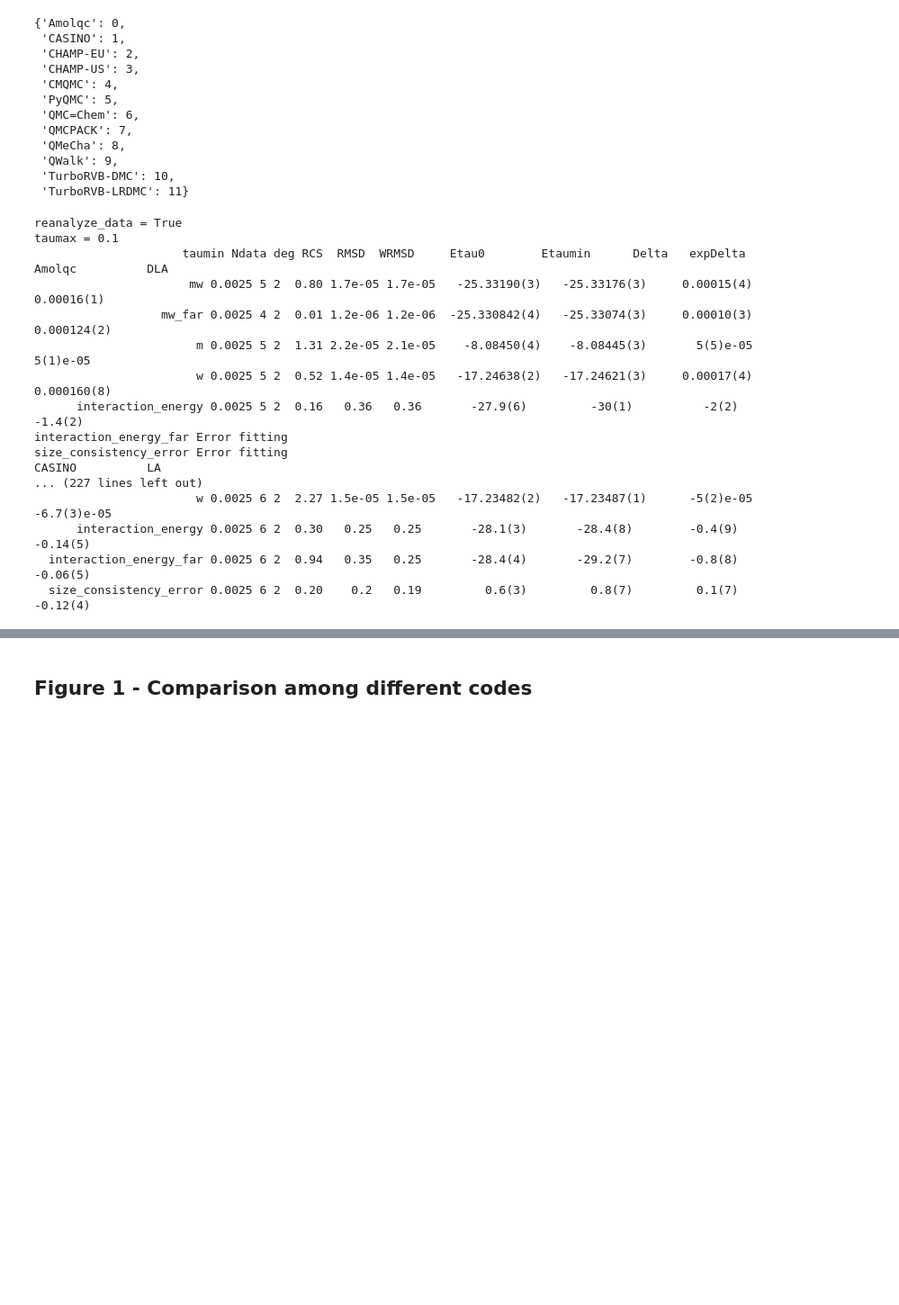
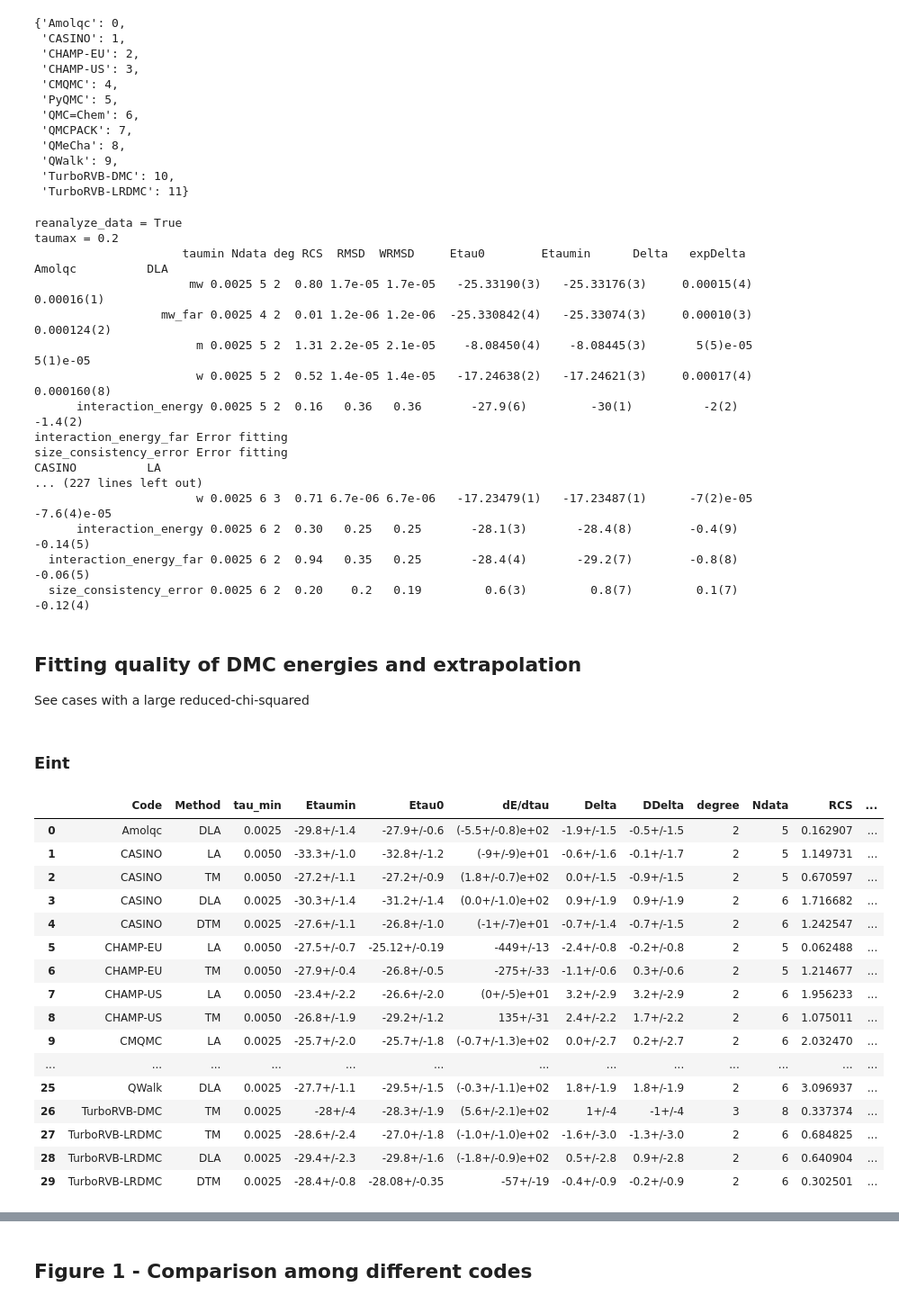
Before and after one commit to zenandrea/DMC-reproducibility, a Jupyter notebook: analysis.ipynb, the cells around one changed output, grey strips where cells are left out. Shown at 90% size. Drawn from its saved outputs; the diff is of its cells as text; code cells hidden in the pictures; blank space fills up the shorter version.

```diff
--- a/analysis.ipynb
+++ b/analysis.ipynb
@@ -313,7 +352,7 @@ code_to_num_dict
 reanalyze_data = True
 
 # max tau for fit
-taumax = 0.1
+taumax = 0.2
 
 print(f"reanalyze_data = {reanalyze_data}")
 print(f"taumax = {taumax}")
@@ -389,12 +428,16 @@ if reanalyze_data:
                         degree = dmc_code_info[code][f'degreefit_{system}_{method}']
                     elif f'degreefit_{system}' in dmc_code_info[code].keys():
                         degree = dmc_code_info[code][f'degreefit_{system}']
+                    elif f'degreefit_{method}' in dmc_code_info[code].keys():
+                        degree = dmc_code_info[code][f'degreefit_{method}']
                     else:
                         degree = dmc_code_info[code]['degreefit']
                 elif energy_quantity in ['interaction_energy','interaction_energy_far','size_consistency_error']:
                     fitting_data = dmc_code_data[code][energy_quantity]['raw'][method]
-                    if f'degreefit_{method}' in dmc_code_info[code].keys():
-                        degree = dmc_code_info[code][f'degreefit_{method}']
+                    if f'degreefit_int_{method}' in dmc_code_info[code].keys():
+                        degree = dmc_code_info[code][f'degreefit_int_{method}']
+                    elif f'degreefit_int' in dmc_code_info[code].keys():
+                        degree = dmc_code_info[code][f'degreefit_int']
                     else:
                         degree = dmc_code_info[code]['degreefit']
 
@@ -448,19 +491,23 @@ if reanalyze_data:
                     }
 
                     # Data for Tables about the fit written in dictionary
-                    x_smallest_tau = np.min(xdata)
+                    tau_min = np.min(xdata)
                     y_smallest_tau = ydata[np.argmin(xdata)]
                     sigma_smallest_tau = sigma[np.argmin(xdata)]
                     Etaumin = ufloat( y_smallest_tau, sigma_smallest_tau )
                     Etau0   = lim_Eu
                     Delta = Etaumin - Etau0
+                    lim_dEdtau = ufloat( coeffs[-2], coeffs_err[-2] )
+                    DDelta = Delta - tau_min * lim_dEdtau
                     d_tab = {
                         'Code'     : code,
                         'Method'   : method_rename(method),
-                        'tau_min'  : x_smallest_tau,
-                        'Ebtaumin' : Etaumin,
-                        'Ebtau0'   : Etau0,
+                        'tau_min'  : tau_min,
+                        'Etaumin'  : Etaumin,
+                        'Etau0'    : Etau0,
+                        'dE/dtau'  : lim_dEdtau,
                         'Delta'    : Delta,
+                        'DDelta'   : DDelta,
                         'degree'   : degree,
                         'Ndata'    : len(ydata),
                         'RCS'      : chi_squared_reduced,
@@ -481,8 +528,8 @@ if reanalyze_data:
                             l_Eint.append(d_tab)
 
                     # print fitted data
-                    print(f'{energy_quantity.rjust(24)} {x_smallest_tau:5.4f} {len(ydata)} {degree} {chi_squared_reduced:-5.2f} {RMSR:-6.2g} {WRMSR:-6.2g}',
-                          f'{Etau0:-14.1uS} {Etaumin:-14.1uS} {Delta:-14.1uS} {x_smallest_tau*ufloat(coeffs[-2],coeffs_err[-2]):-14.1uS}' )
+                    print(f'{energy_quantity.rjust(24)} {tau_min:5.4f} {len(ydata)} {degree} {chi_squared_reduced:-5.2f} {RMSR:-6.2g} {WRMSR:-6.2g}',
+                          f'{Etau0:-14.1uS} {Etaumin:-14.1uS} {Delta:-14.1uS} {tau_min*ufloat(coeffs[-2],coeffs_err[-2]):-14.1uS}' )
                 except:
                     print( f'{energy_quantity.rjust(20)} Error fitting' )
 
@@ -517,7 +564,7 @@ else:
 #print(df_Eint)
 # %% [output]
 reanalyze_data = True
-taumax = 0.1
+taumax = 0.2
                      taumin Ndata deg RCS  RMSD  WRMSD     Etau0        Etaumin      Delta   expDelta
 Amolqc          DLA
                       mw 0.0025 5 2  0.80 1.7e-05 1.7e-05   -25.33190(3)   -25.33176(3)     0.00015(4)     0.00016(1)
@@ -529,7 +576,33 @@ interaction_energy_far Error fitting
 size_consistency_error Error fitting
 CASINO          LA
 ... (227 lines left out)
-                       w 0.0025 6 2  2.27 1.5e-05 1.5e-05   -17.23482(2)   -17.23487(1)      -5(2)e-05    -6.7(3)e-05
+                       w 0.0025 6 3  0.71 6.7e-06 6.7e-06   -17.23479(1)   -17.23487(1)      -7(2)e-05    -7.6(4)e-05
       interaction_energy 0.0025 6 2  0.30   0.25   0.25       -28.1(3)       -28.4(8)        -0.4(9)       -0.14(5)
   interaction_energy_far 0.0025 6 2  0.94   0.35   0.25       -28.4(4)       -29.2(7)        -0.8(8)       -0.06(5)
   size_consistency_error 0.0025 6 2  0.20    0.2   0.19         0.6(3)         0.8(7)         0.1(7)       -0.12(4)
+# %% [markdown]
+## Fitting quality of DMC energies and extrapolation
+
+See cases with a large reduced-chi-squared
+# %% [markdown]
+### Eint
+# %%
+df_Eint
+# %% [output]
+|  | Code | Method | tau_min | Etaumin | Etau0 | dE/dtau | Delta | DDelta | degree | Ndata | RCS | ... |
+| 0 | Amolqc | DLA | 0.0025 | -29.8+/-1.4 | -27.9+/-0.6 | (-5.5+/-0.8)e+02 | -1.9+/-1.5 | -0.5+/-1.5 | 2 | 5 | 0.162907 | ... |
+| 1 | CASINO | LA | 0.0050 | -33.3+/-1.0 | -32.8+/-1.2 | (-9+/-9)e+01 | -0.6+/-1.6 | -0.1+/-1.7 | 2 | 5 | 1.149731 | ... |
+| 2 | CASINO | TM | 0.0050 | -27.2+/-1.1 | -27.2+/-0.9 | (1.8+/-0.7)e+02 | 0.0+/-1.5 | -0.9+/-1.5 | 2 | 5 | 0.670597 | ... |
+| 3 | CASINO | DLA | 0.0025 | -30.3+/-1.4 | -31.2+/-1.4 | (0.0+/-1.0)e+02 | 0.9+/-1.9 | 0.9+/-1.9 | 2 | 6 | 1.716682 | ... |
+| 4 | CASINO | DTM | 0.0025 | -27.6+/-1.1 | -26.8+/-1.0 | (-1+/-7)e+01 | -0.7+/-1.4 | -0.7+/-1.5 | 2 | 6 | 1.242547 | ... |
+| 5 | CHAMP-EU | LA | 0.0050 | -27.5+/-0.7 | -25.12+/-0.19 | -449+/-13 | -2.4+/-0.8 | -0.2+/-0.8 | 2 | 5 | 0.062488 | ... |
+| 6 | CHAMP-EU | TM | 0.0050 | -27.9+/-0.4 | -26.8+/-0.5 | -275+/-33 | -1.1+/-0.6 | 0.3+/-0.6 | 2 | 5 | 1.214677 | ... |
+| 7 | CHAMP-US | LA | 0.0050 | -23.4+/-2.2 | -26.6+/-2.0 | (0+/-5)e+01 | 3.2+/-2.9 | 3.2+/-2.9 | 2 | 6 | 1.956233 | ... |
+| 8 | CHAMP-US | TM | 0.0050 | -26.8+/-1.9 | -29.2+/-1.2 | 135+/-31 | 2.4+/-2.2 | 1.7+/-2.2 | 2 | 6 | 1.075011 | ... |
+| 9 | CMQMC | LA | 0.0025 | -25.7+/-2.0 | -25.7+/-1.8 | (-0.7+/-1.3)e+02 | 0.0+/-2.7 | 0.2+/-2.7 | 2 | 6 | 2.032470 | ... |
+| ... | ... | ... | ... | ... | ... | ... | ... | ... | ... | ... | ... | ... |
+| 25 | QWalk | DLA | 0.0025 | -27.7+/-1.1 | -29.5+/-1.5 | (-0.3+/-1.1)e+02 | 1.8+/-1.9 | 1.8+/-1.9 | 2 | 6 | 3.096937 | ... |
+| 26 | TurboRVB-DMC | TM | 0.0025 | -28+/-4 | -28.3+/-1.9 | (5.6+/-2.1)e+02 | 1+/-4 | -1+/-4 | 3 | 8 | 0.337374 | ... |
+| 27 | TurboRVB-LRDMC | TM | 0.0025 | -28.6+/-2.4 | -27.0+/-1.8 | (-1.0+/-1.0)e+02 | -1.6+/-3.0 | -1.3+/-3.0 | 2 | 6 | 0.684825 | ... |
+| 28 | TurboRVB-LRDMC | DLA | 0.0025 | -29.4+/-2.3 | -29.8+/-1.6 | (-1.8+/-0.9)e+02 | 0.5+/-2.8 | 0.9+/-2.8 | 2 | 6 | 0.640904 | ... |
+| 29 | TurboRVB-LRDMC | DTM | 0.0025 | -28.4+/-0.8 | -28.08+/-0.35 | -57+/-19 | -0.4+/-0.9 | -0.2+/-0.9 | 2 | 6 | 0.302501 | ... |
```
Also changed, not shown: parts of 34 cells of this notebook, 32 other files.
